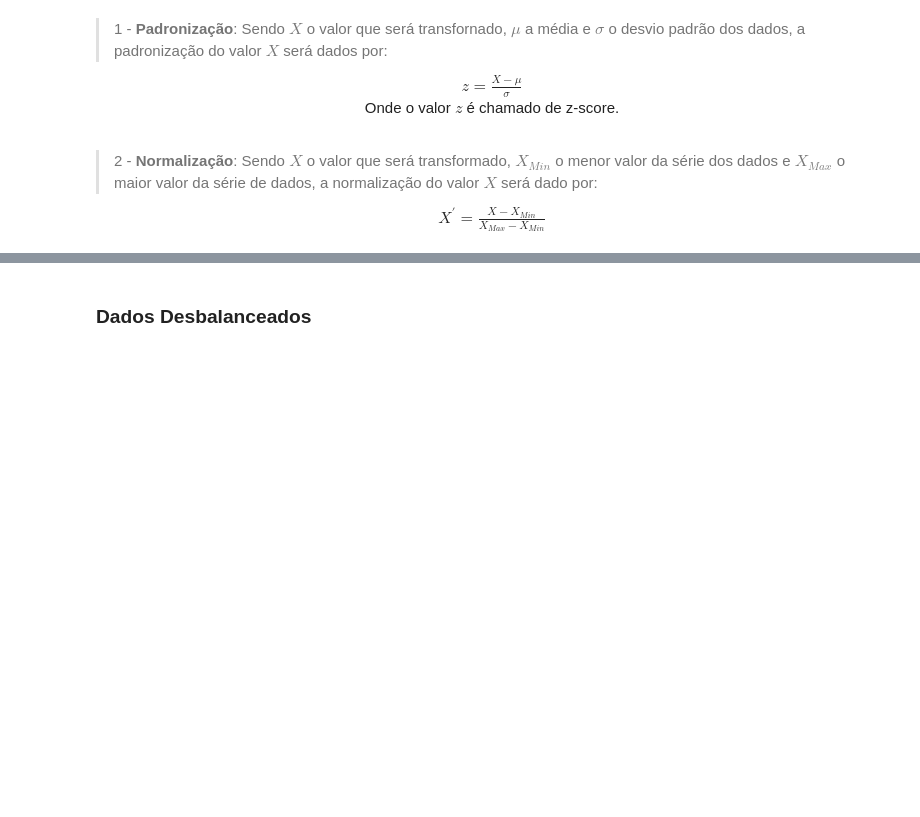
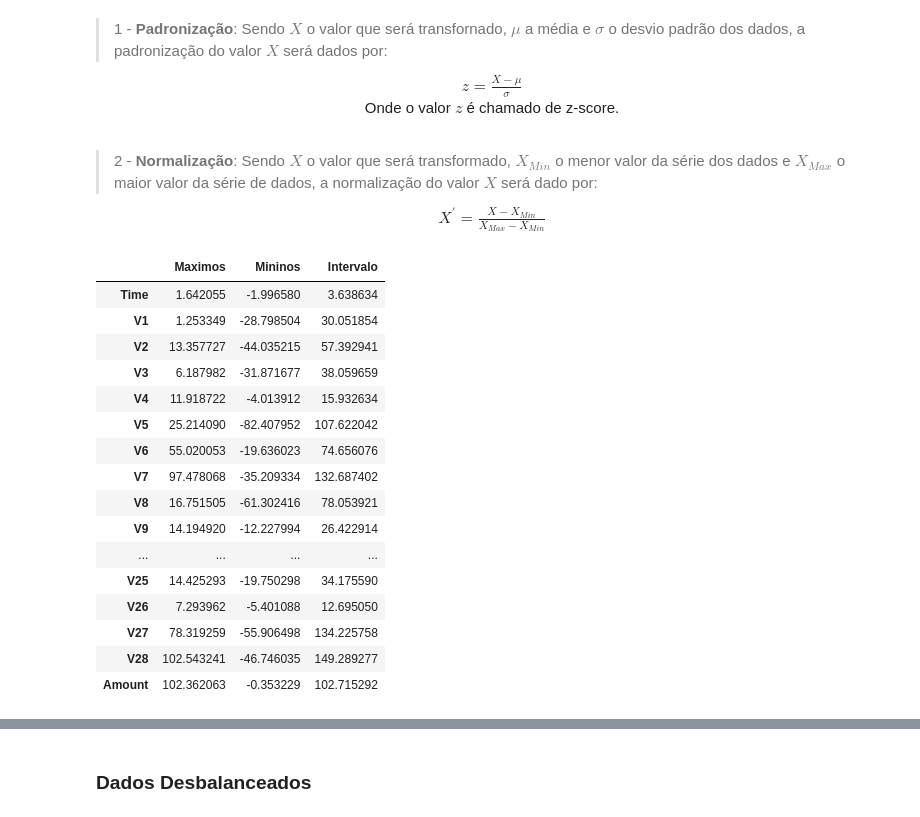
Before and after one commit to Mickael03/Data_Science_Projects, a Jupyter notebook: Credit_Card_Fraud_Detection.ipynb, the cells around one changed output, grey strips where cells are left out. Drawn from its saved outputs; the diff is of its cells as text; code cells hidden in the pictures; blank space fills up the shorter version.

```diff
--- a/Credit_Card_Fraud_Detection.ipynb
+++ b/Credit_Card_Fraud_Detection.ipynb
@@ -89,3 +89,27 @@ Class
 Name: proportion, dtype: float64
 # %% [markdown]
 De acordo como as informações geradas nas células de código acima podemos observa que existem um total de $284807$ transações, sendo $284315$ transações legítimas e $492$ fraudulentas, em temos percentuas temos aproximadamente $99,827\ \%$ das transações sendo legítimas e $0,173\ \%$ fraudulentas. Existe um enorme discrepância entre dados considerados fraudulentos e legítimos para evitar um viés no modelo a ser criados devemos por meio de algum técnica reduzir o esse desequilíbrio nesse grupo.
+# %%
+def intervalo(dados,index_excluir=None):
+    # Obtendo duas listas, uma com o valores máximo e outra com o valor míninos de da série de dados
+    maximos = [float(dados[i].max()) for i in dados.columns]
+    mininos = [float(dados[i].min()) for i in dados.columns]
+
+    # Transformando essas duas listas em um dicionario python
+    dif = {"Maximos": maximos, "Mininos":mininos}
+
+    # Transplantado as informações para um DataFrame pandas
+    diferenca = pd.DataFrame(dif)
+
+    # Mostrando o intervalo entre o menor valor na série de dados e o Maior valor da série
+    diferenca["Intervalo"] = diferenca["Maximos"] - diferenca["Mininos"]
+
+    # Alterando o index para referencia as colunas dos valores
+    diferenca.index = dados.columns
+
+    # Excluindo a linha referente a Class, se a transação e considerada fraudulenta ou legítima.
+    if index_excluir != None:
+        diferenca.drop(index=[index_excluir], inplace=True)
+
+    # Mostrando DataFrame
+    return diferenca
@@ -139,3 +194,23 @@ normalizados['Class'] = dados['Class']
 #Salvado os dados normalizados e padronizados
 normalizados.to_csv(push[:41] + "normalizados.csv", index = False)
 padronizados.to_csv(push[:41] + "padronizados.csv", index = False)
+# %%
+intervalo(padronizados,index_excluir="Class")
+# %% [output]
+|  | Maximos | Mininos | Intervalo |
+| Time | 1.642055 | -1.996580 | 3.638634 |
+| V1 | 1.253349 | -28.798504 | 30.051854 |
+| V2 | 13.357727 | -44.035215 | 57.392941 |
+| V3 | 6.187982 | -31.871677 | 38.059659 |
+| V4 | 11.918722 | -4.013912 | 15.932634 |
+| V5 | 25.214090 | -82.407952 | 107.622042 |
+| V6 | 55.020053 | -19.636023 | 74.656076 |
+| V7 | 97.478068 | -35.209334 | 132.687402 |
+| V8 | 16.751505 | -61.302416 | 78.053921 |
+| V9 | 14.194920 | -12.227994 | 26.422914 |
+| ... | ... | ... | ... |
+| V25 | 14.425293 | -19.750298 | 34.175590 |
+| V26 | 7.293962 | -5.401088 | 12.695050 |
+| V27 | 78.319259 | -55.906498 | 134.225758 |
+| V28 | 102.543241 | -46.746035 | 149.289277 |
+| Amount | 102.362063 | -0.353229 | 102.715292 |
```
Also changed, not shown: parts of 41 cells of this notebook.
